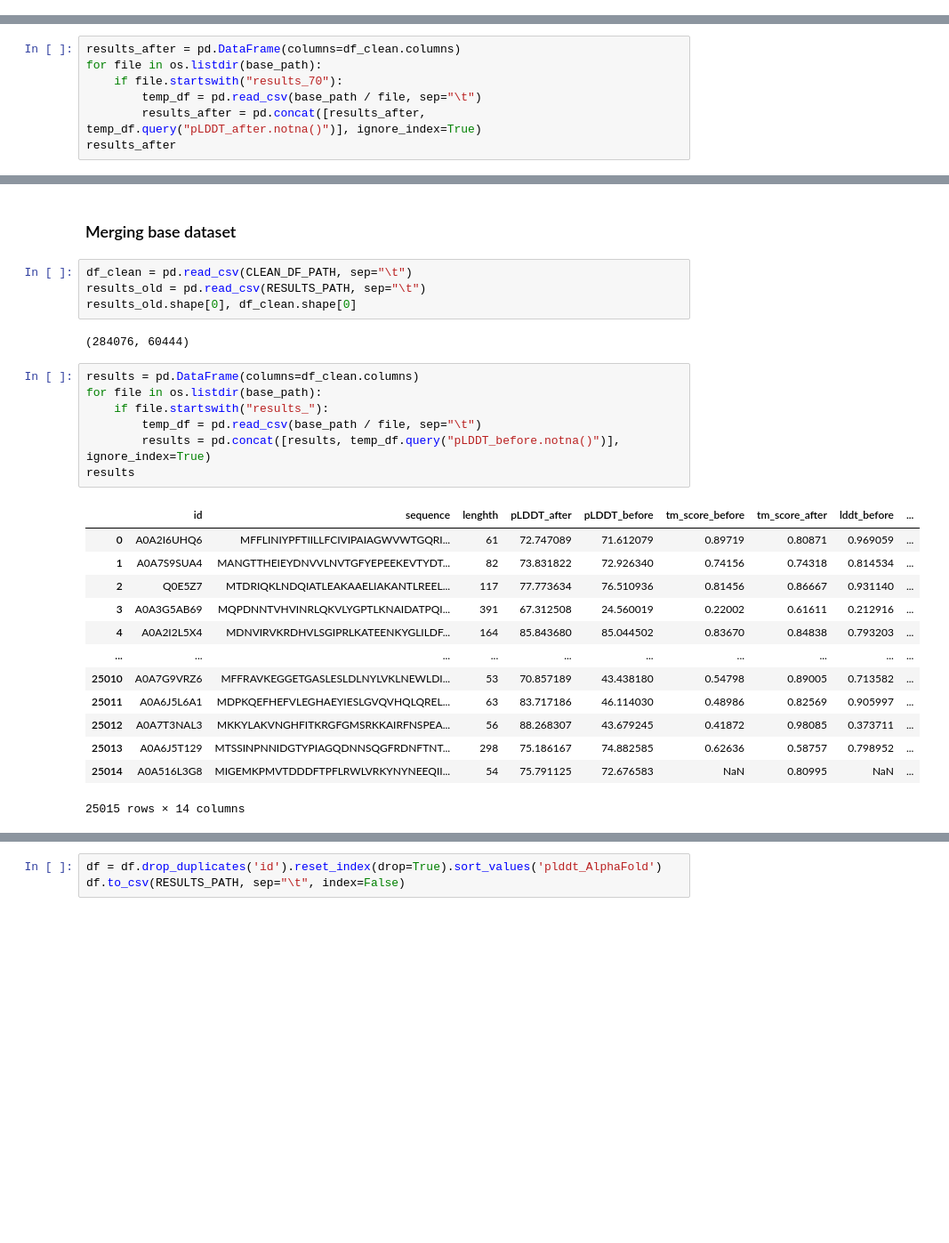
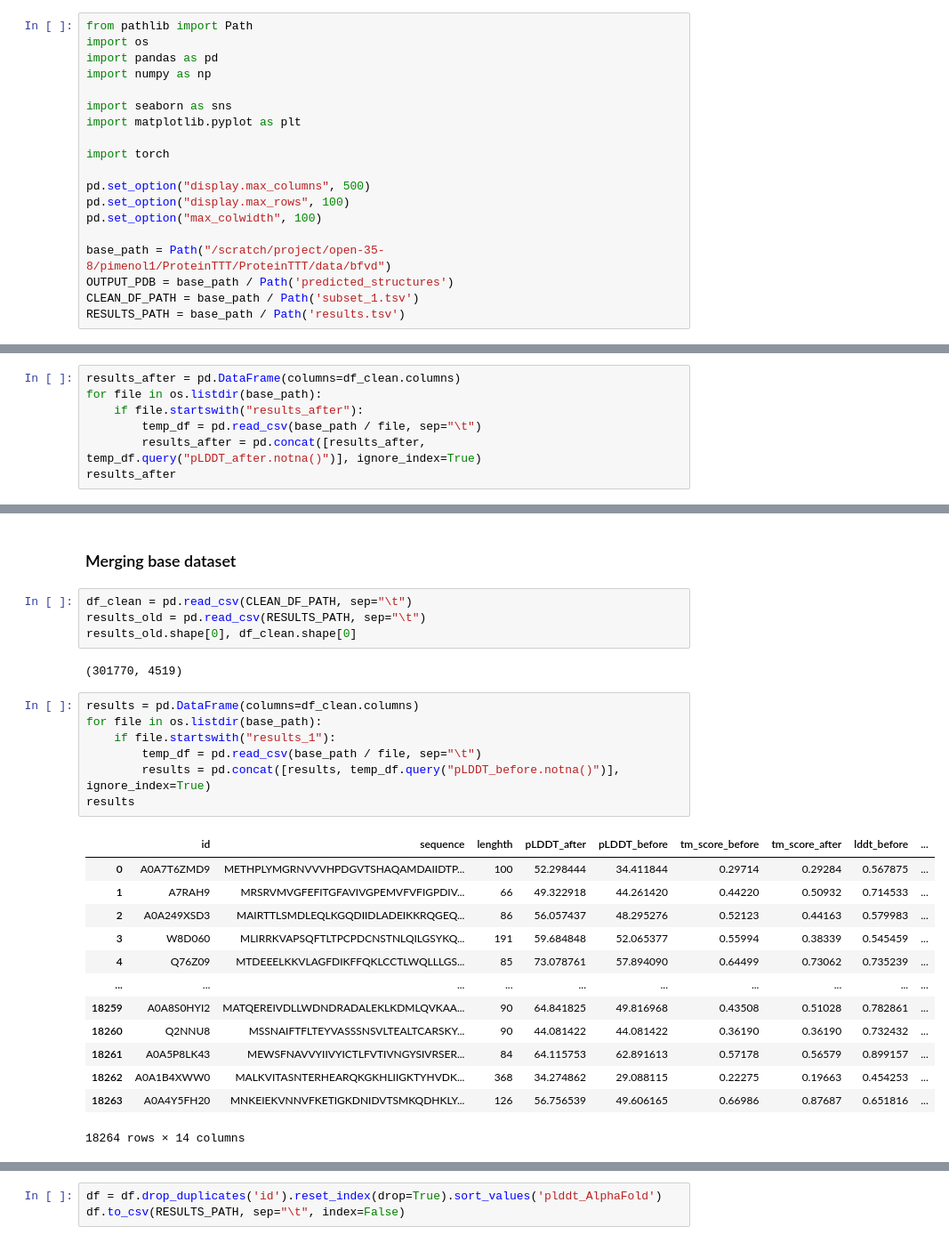
Before and after one commit to pimenol/ProteinTTT, a Jupyter notebook: notebooks/Bfvd_merge.ipynb, the cells around one changed output, grey strips where cells are left out. Shown at 89% size. Cells and saved outputs as stored; diff of their text form; blank space fills up the shorter version.

```diff
--- a/notebooks/Bfvd_merge.ipynb
+++ b/notebooks/Bfvd_merge.ipynb
@@ -25,3 +9,22 @@ RESULTS_PATH = base_path / Path('results.tsv')
+# %%
+from pathlib import Path
+import os
+import pandas as pd
+import numpy as np
+
+import seaborn as sns
+import matplotlib.pyplot as plt
+
+import torch
+
+pd.set_option("display.max_columns", 500)
+pd.set_option("display.max_rows", 100)
+pd.set_option("max_colwidth", 100)
+
+base_path = Path("/scratch/project/open-35-8/pimenol1/ProteinTTT/ProteinTTT/data/bfvd")
+OUTPUT_PDB = base_path / Path('predicted_structures')
+CLEAN_DF_PATH = base_path / Path('subset_1.tsv')
+RESULTS_PATH = base_path / Path('results.tsv')
 # %%
 len(os.listdir(OUTPUT_PDB))
 # %% [output]
@@ -35,7 +41,7 @@ results_after_old = pd.read_csv(base_path / "results_after.tsv", sep="\t")
 # %%
 results_after = pd.DataFrame(columns=df_clean.columns)
 for file in os.listdir(base_path):
-    if file.startswith("results_70"):
+    if file.startswith("results_after"):
         temp_df = pd.read_csv(base_path / file, sep="\t")
         results_after = pd.concat([results_after, temp_df.query("pLDDT_after.notna()")], ignore_index=True)
 results_after
@@ -83,28 +82,28 @@ df_clean = pd.read_csv(CLEAN_DF_PATH, sep="\t")
 results_old = pd.read_csv(RESULTS_PATH, sep="\t")
 results_old.shape[0], df_clean.shape[0]
 # %% [output]
-(284076, 60444)
+(301770, 4519)
 # %%
 results = pd.DataFrame(columns=df_clean.columns)
 for file in os.listdir(base_path):
-    if file.startswith("results_"):
+    if file.startswith("results_1"):
         temp_df = pd.read_csv(base_path / file, sep="\t")
         results = pd.concat([results, temp_df.query("pLDDT_before.notna()")], ignore_index=True)
 results
 # %% [output]
 |  | id | sequence | lenghth | pLDDT_after | pLDDT_before | tm_score_before | tm_score_after | lddt_before | ... |
-| 0 | A0A2I6UHQ6 | MFFLINIYPFTIILLFCIVIPAIAGWVWTGQRI... | 61 | 72.747089 | 71.612079 | 0.89719 | 0.80871 | 0.969059 | ... |
-| 1 | A0A7S9SUA4 | MANGTTHEIEYDNVVLNVTGFYEPEEKEVTYDT... | 82 | 73.831822 | 72.926340 | 0.74156 | 0.74318 | 0.814534 | ... |
-| 2 | Q0E5Z7 | MTDRIQKLNDQIATLEAKAAELIAKANTLREEL... | 117 | 77.773634 | 76.510936 | 0.81456 | 0.86667 | 0.931140 | ... |
-| 3 | A0A3G5AB69 | MQPDNNTVHVINRLQKVLYGPTLKNAIDATPQI... | 391 | 67.312508 | 24.560019 | 0.22002 | 0.61611 | 0.212916 | ... |
-| 4 | A0A2I2L5X4 | MDNVIRVKRDHVLSGIPRLKATEENKYGLILDF... | 164 | 85.843680 | 85.044502 | 0.83670 | 0.84838 | 0.793203 | ... |
+| 0 | A0A7T6ZMD9 | METHPLYMGRNVVVHPDGVTSHAQAMDAIIDTP... | 100 | 52.298444 | 34.411844 | 0.29714 | 0.29284 | 0.567875 | ... |
+| 1 | A7RAH9 | MRSRVMVGFEFITGFAVIVGPEMVFVFIGPDIV... | 66 | 49.322918 | 44.261420 | 0.44220 | 0.50932 | 0.714533 | ... |
+| 2 | A0A249XSD3 | MAIRTTLSMDLEQLKGQDIIDLADEIKKRQGEQ... | 86 | 56.057437 | 48.295276 | 0.52123 | 0.44163 | 0.579983 | ... |
+| 3 | W8D060 | MLIRRKVAPSQFTLTPCPDCNSTNLQILGSYKQ... | 191 | 59.684848 | 52.065377 | 0.55994 | 0.38339 | 0.545459 | ... |
+| 4 | Q76Z09 | MTDEEELKKVLAGFDIKFFQKLCCTLWQLLLGS... | 85 | 73.078761 | 57.894090 | 0.64499 | 0.73062 | 0.735239 | ... |
 | ... | ... | ... | ... | ... | ... | ... | ... | ... | ... |
-| 25010 | A0A7G9VRZ6 | MFFRAVKEGGETGASLESLDLNYLVKLNEWLDI... | 53 | 70.857189 | 43.438180 | 0.54798 | 0.89005 | 0.713582 | ... |
-| 25011 | A0A6J5L6A1 | MDPKQEFHEFVLEGHAEYIESLGVQVHQLQREL... | 63 | 83.717186 | 46.114030 | 0.48986 | 0.82569 | 0.905997 | ... |
-| 25012 | A0A7T3NAL3 | MKKYLAKVNGHFITKRGFGMSRKKAIRFNSPEA... | 56 | 88.268307 | 43.679245 | 0.41872 | 0.98085 | 0.373711 | ... |
-| 25013 | A0A6J5T129 | MTSSINPNNIDGTYPIAGQDNNSQGFRDNFTNT... | 298 | 75.186167 | 74.882585 | 0.62636 | 0.58757 | 0.798952 | ... |
-| 25014 | A0A516L3G8 | MIGEMKPMVTDDDFTPFLRWLVRKYNYNEEQII... | 54 | 75.791125 | 72.676583 | NaN | 0.80995 | NaN | ... |
+| 18259 | A0A8S0HYI2 | MATQEREIVDLLWDNDRADALEKLKDMLQVKAA... | 90 | 64.841825 | 49.816968 | 0.43508 | 0.51028 | 0.782861 | ... |
+| 18260 | Q2NNU8 | MSSNAIFTFLTEYVASSSNSVLTEALTCARSKY... | 90 | 44.081422 | 44.081422 | 0.36190 | 0.36190 | 0.732432 | ... |
+| 18261 | A0A5P8LK43 | MEWSFNAVVYIIVYICTLFVTIVNGYSIVRSER... | 84 | 64.115753 | 62.891613 | 0.57178 | 0.56579 | 0.899157 | ... |
+| 18262 | A0A1B4XWW0 | MALKVITASNTERHEARQKGKHLIIGKTYHVDK... | 368 | 34.274862 | 29.088115 | 0.22275 | 0.19663 | 0.454253 | ... |
+| 18263 | A0A4Y5FH20 | MNKEIEKVNNVFKETIGKDNIDVTSMKQDHKLY... | 126 | 56.756539 | 49.606165 | 0.66986 | 0.87687 | 0.651816 | ... |
-25015 rows × 14 columns
+18264 rows × 14 columns
 # %%
 df = pd.concat([results_old, results], ignore_index=True)
 df.shape[0], df.drop_duplicates('id').shape[0]
```
Also changed, not shown: parts of 16 cells of this notebook, 1 other file.
